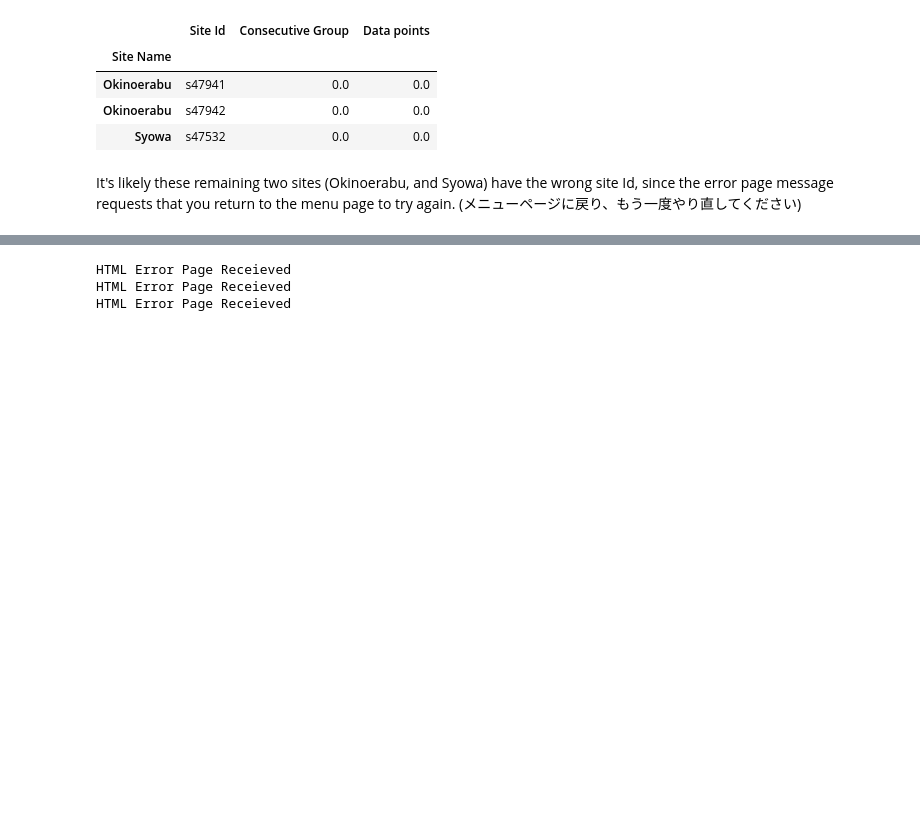
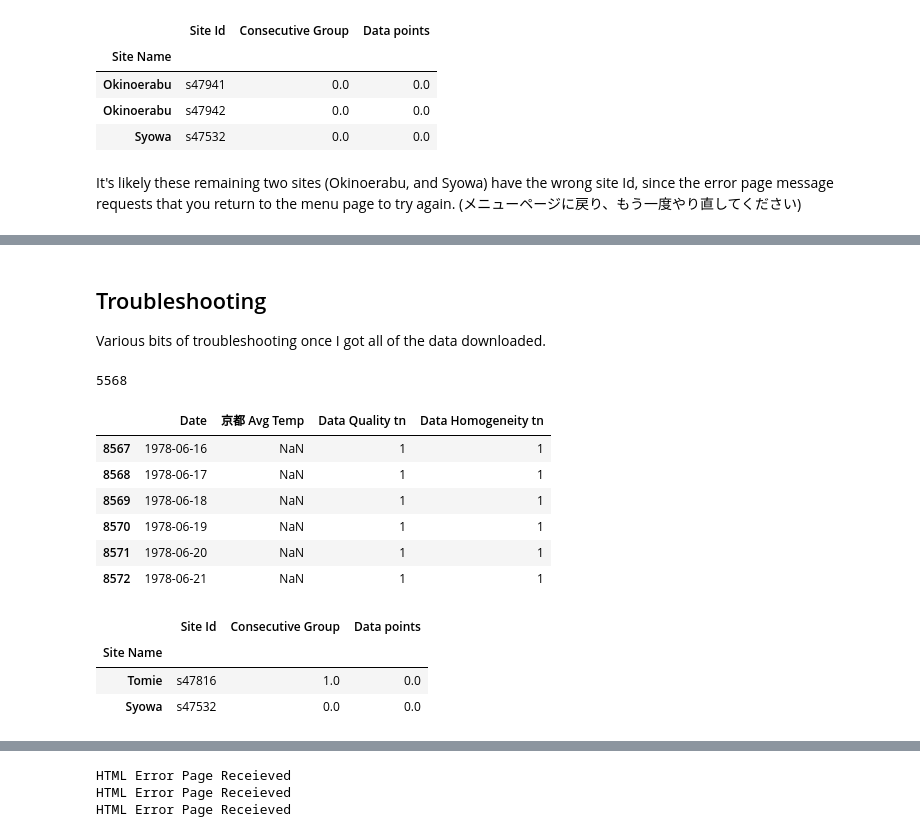
Before and after one commit to rglasnap/python-notebooks, a Jupyter notebook: Japan_Temperatures_JMA.ipynb, the cells around one changed output, grey strips where cells are left out. Cells and saved outputs as stored; diff of their text form; code cells hidden in the pictures; blank space fills up the shorter version.

```diff
--- a/Japan_Temperatures_JMA.ipynb
+++ b/Japan_Temperatures_JMA.ipynb
@@ -165,7 +165,7 @@ def load_csvs():
         city_dicts[city] = pd.read_csv('Temp Data/'+city+'.csv', parse_dates=[0])
         try:
             site_list.loc[city,'Consecutive Group'] = city_dicts[city]['Date'].diff().dt.days.ne(1).cumsum().max()
-            site_list.loc[city,'Data points'] = city_dicts[city].Date.count()
+            site_list.loc[city,'Data points'] = city_dicts[city].filter(regex='Avg Temp').count()[0]
         except KeyError:
             site_list.loc[city,'Consecutive Group'] = 0
             site_list.loc[city,'Data points'] = 0
@@ -301,0 +340,26 @@ Sleeping 70s to prevent overloading server
+# %% [markdown]
+## Troubleshooting
+Various bits of troubleshooting once I got all of the data downloaded.
+# %%
+city_dicts = load_csvs()
+# %%
+city_dicts['Tsukubasan'].filter(regex='Avg Temp').count()[0]
+# %% [output]
+5568
+# %%
+city_dicts['Kyoto'][city_dicts['Kyoto'].isna().any(axis=1)]
+# %% [output]
+|  | Date | 京都 Avg Temp | Data Quality tn | Data Homogeneity tn |
+| 8567 | 1978-06-16 | NaN | 1 | 1 |
+| 8568 | 1978-06-17 | NaN | 1 | 1 |
+| 8569 | 1978-06-18 | NaN | 1 | 1 |
+| 8570 | 1978-06-19 | NaN | 1 | 1 |
+| 8571 | 1978-06-20 | NaN | 1 | 1 |
+| 8572 | 1978-06-21 | NaN | 1 | 1 |
+# %%
+site_list.loc[site_list['Data points'] < 1]
+# %% [output]
+|  | Site Id | Consecutive Group | Data points |
+| Site Name |  |  |  |
+| Tomie | s47816 | 1.0 | 0.0 |
+| Syowa | s47532 | 0.0 | 0.0 |
```
Also changed, not shown: parts of 15 cells of this notebook, 1 other file.
